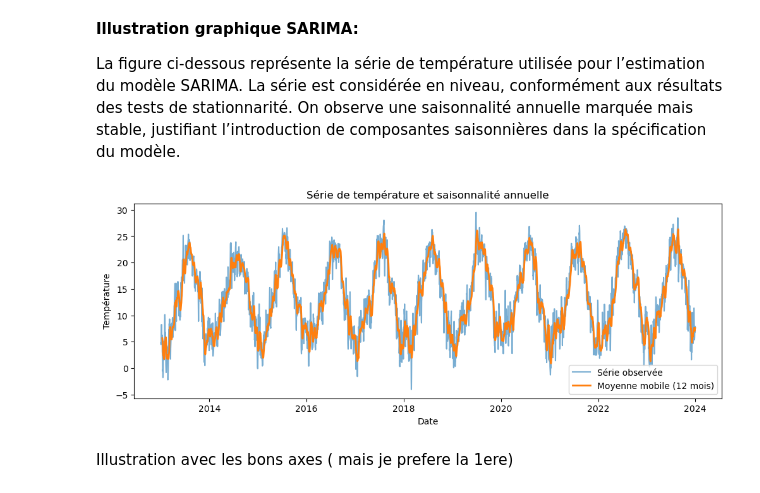
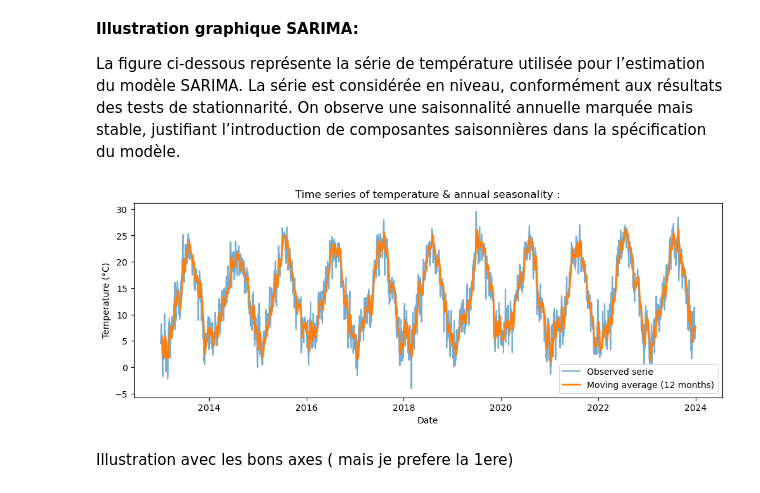
Before and after one commit to Nohalito/Weather-prediction, a Jupyter notebook: notebooks/03.1_Modeling_Diallo.ipynb, the cells around one changed output. Saved outputs shown, nothing was run; the diff lists cells and outputs as text; code cells hidden in the pictures.

```diff
--- a/notebooks/03.1_Modeling_Diallo.ipynb
+++ b/notebooks/03.1_Modeling_Diallo.ipynb
@@ -488,16 +488,18 @@ On observe une saisonnalité annuelle marquée mais stable, justifiant l’intro
 # %%
 series_rolling = series.rolling(window=12).mean()
 
 plt.figure(figsize=(12,4))
-plt.plot(series, alpha=0.6, label="Série observée")
-plt.plot(series_rolling, linewidth=2, label="Moyenne mobile (12 mois)")
-plt.title("Série de température et saisonnalité annuelle")
+plt.plot(series, alpha=0.6, label="Observed serie")
+plt.plot(series_rolling, linewidth=2, label="Moving average (12 months)")
+plt.title("Time series of temperature & annual seasonality :")
 plt.xlabel("Date")
-plt.ylabel("Température")
+plt.ylabel("Temperature (°C)")
 plt.legend()
+plt.savefig("../results/figures/Diallo_SARIMA_illustration.png")
 plt.show()
+plt.close()
 # %% [output]
-[figure, old version]
+[figure, new version]
 # %% [markdown]
 Illustration avec les bons axes ( mais je prefere la 1ere)
 # %%
```
Also changed, not shown: parts of 6 cells of this notebook, 11 other files.
